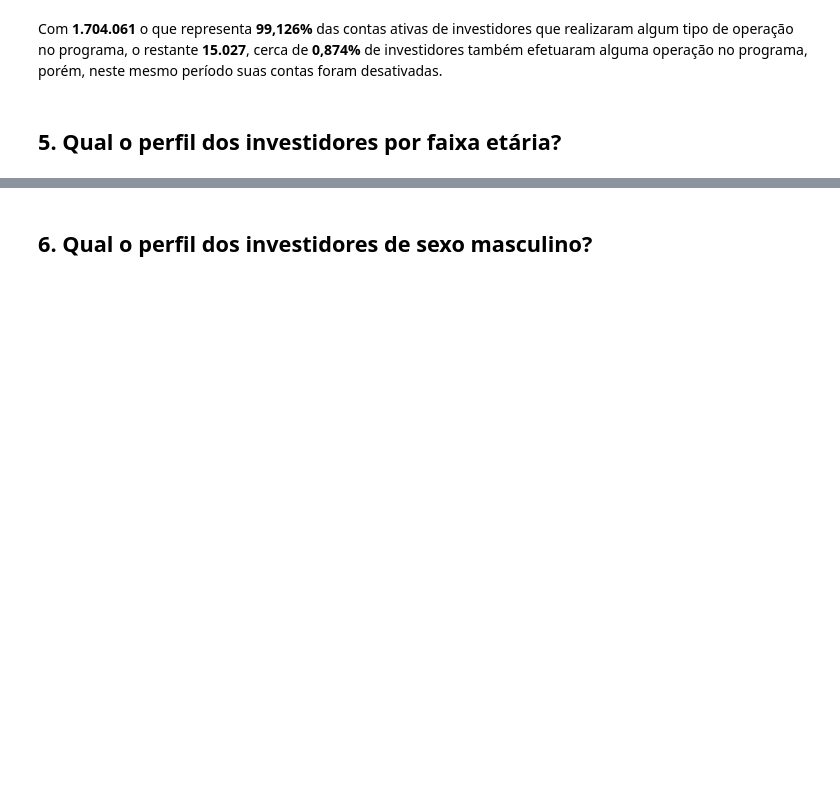
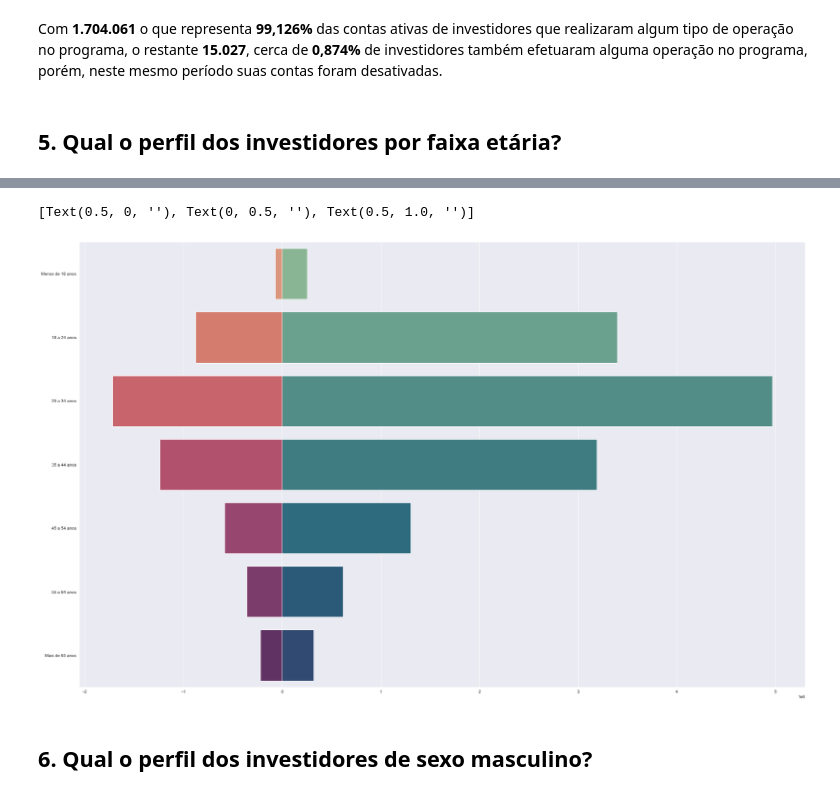
Before and after one commit to emso-exe/Investidores_do_tesouro_direto, a Jupyter notebook: analise_de_dados.ipynb, the cells around one changed output, grey strips where cells are left out. Drawn from its saved outputs; the diff is of its cells as text; code cells hidden in the pictures; blank space fills up the shorter version.

```diff
--- a/analise_de_dados.ipynb
+++ b/analise_de_dados.ipynb
@@ -719,0 +776,14 @@ Com **1.704.061** o que representa **99,126%** das contas ativas de investidores
+# %%
+df_investidores_f = df_investidores_faixa.loc[df_investidores_faixa.index.get_level_values(
+    'genero') == 'F']
+coluna_percentual(df_investidores_f, 'qtde')
+df_investidores_f.index = df_investidores_f.index.droplevel(1)
+df_investidores_m = df_investidores_faixa.loc[df_investidores_faixa.index.get_level_values(
+    'genero') == 'M']
+coluna_percentual(df_investidores_m, 'qtde')
+df_investidores_m.index = df_investidores_m.index.droplevel(1)
+
+print('\n GÊNERO FEMININO')
+print(tabulate(df_investidores_f, headers='keys', tablefmt='fancy_grid'))
+print('\n GÊNERO MASCULINO')
+print(tabulate(df_investidores_m, headers='keys', tablefmt='fancy_grid'))
@@ -720,2 +808,19 @@ Com **1.704.061** o que representa **99,126%** das contas ativas de investidores
+# %%
+#df.loc[df.age.eq('juvenile'), 'mass (g)'] = df['mass (g)'].mul(-1)
+
+df_investidores_f['qtde'] = df_investidores_f['qtde'].mul(-1)
+
+df_investidores_faixa['faixa']=df_investidores_faixa.index
+
+fig = plt.figure(figsize=(25, 15), constrained_layout=True)
+
+bar_plot = sns.barplot(x='qtde', y=df_investidores_f.index, data=df_investidores_f, order=rotulos, palette='flare')
+
+bar_plot = sns.barplot(x='qtde', y=df_investidores_m.index, data=df_investidores_m, order=rotulos, palette='crest')
+
+bar_plot.set(xlabel="", ylabel="", title = "")
+# %% [output]
+[Text(0.5, 0, ''), Text(0, 0.5, ''), Text(0.5, 1.0, '')]
+[figure, added]
 # %% [markdown]
 ## 6. Qual o perfil dos investidores de sexo masculino?
```
Also changed, not shown: parts of 19 cells of this notebook.
